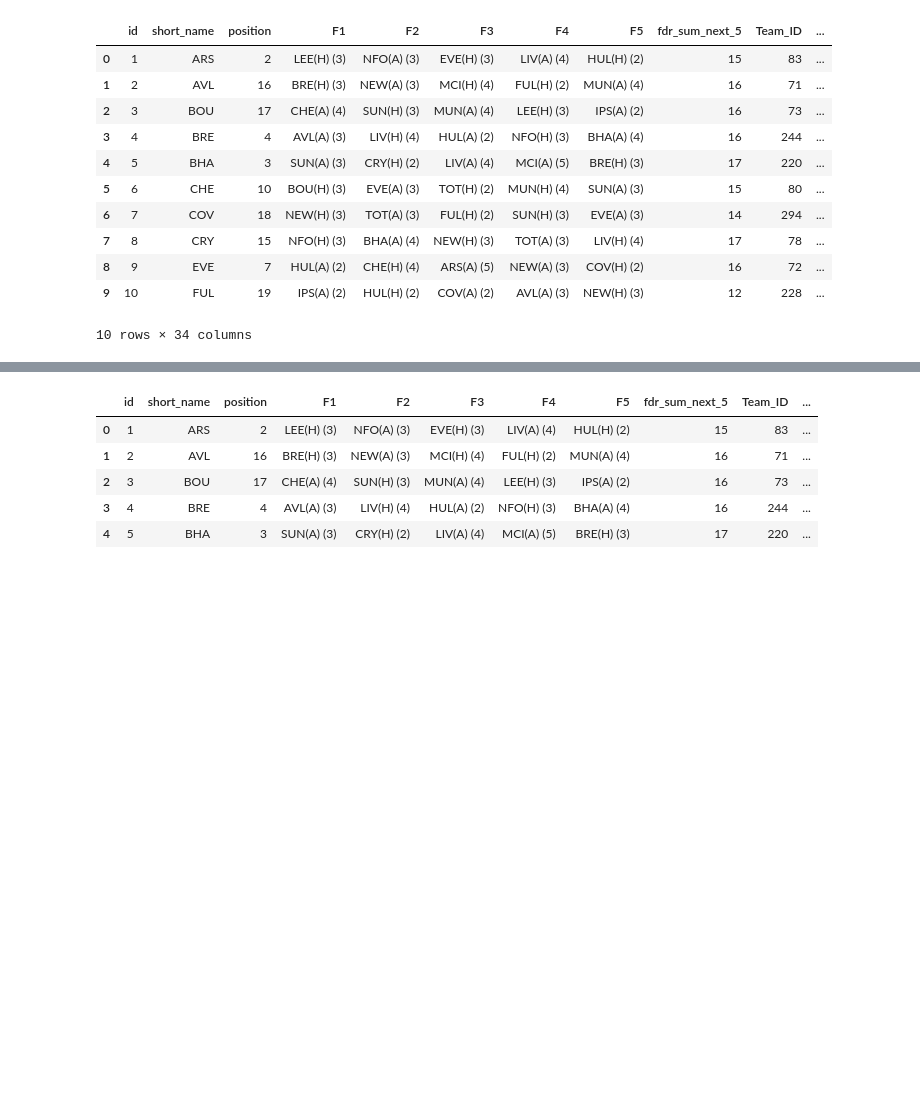
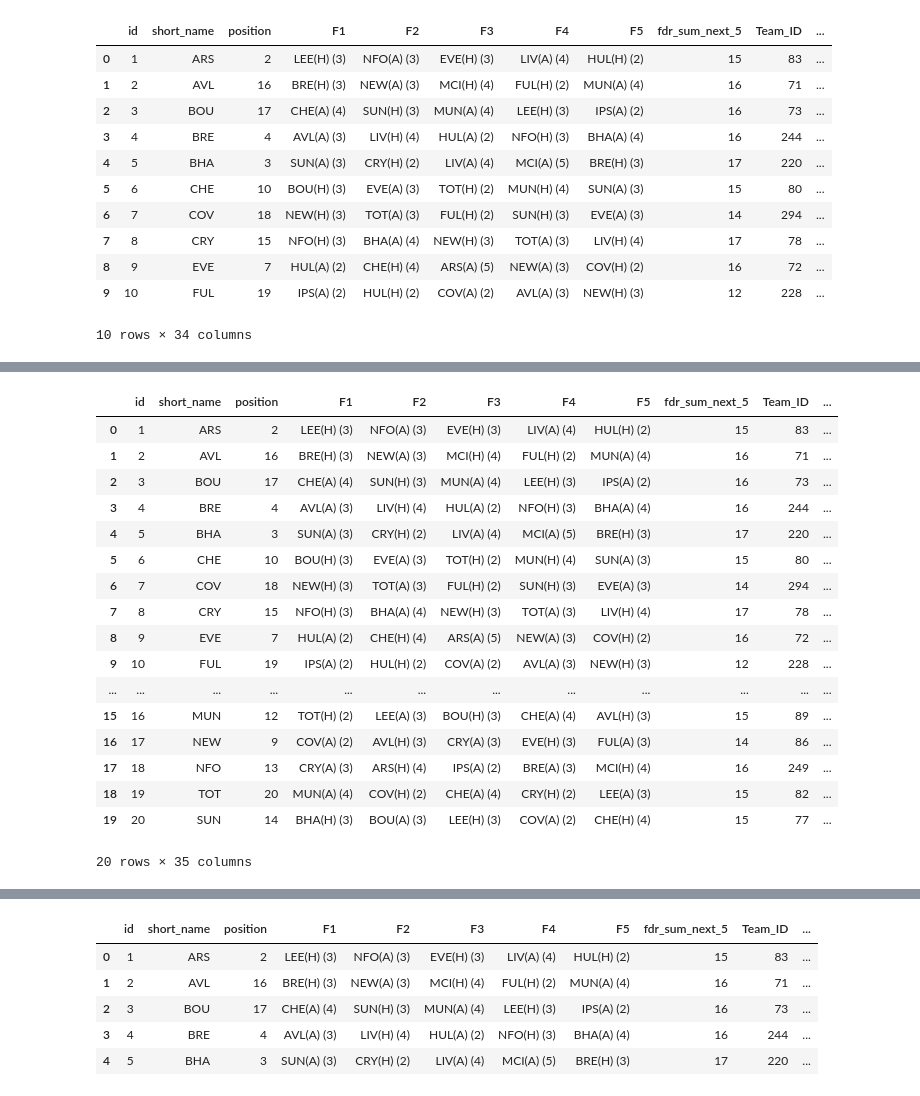
Before and after one commit to jishnuvb2/fplDataAnalysis, a Jupyter notebook: test_jupyter.ipynb, the cells around one changed output, grey strips where cells are left out. Drawn from its saved outputs; the diff is of its cells as text; code cells hidden in the pictures; blank space fills up the shorter version.

```diff
--- a/test_jupyter.ipynb
+++ b/test_jupyter.ipynb
@@ -26,3 +24,24 @@ KeyError: 'team'
+# %%
+t.head(20)
+# %% [output]
+|  | id | short_name | position | F1 | F2 | F3 | F4 | F5 | fdr_sum_next_5 | Team_ID | ... |
+| 0 | 1 | ARS | 2 | LEE(H) (3) | NFO(A) (3) | EVE(H) (3) | LIV(A) (4) | HUL(H) (2) | 15 | 83 | ... |
+| 1 | 2 | AVL | 16 | BRE(H) (3) | NEW(A) (3) | MCI(H) (4) | FUL(H) (2) | MUN(A) (4) | 16 | 71 | ... |
+| 2 | 3 | BOU | 17 | CHE(A) (4) | SUN(H) (3) | MUN(A) (4) | LEE(H) (3) | IPS(A) (2) | 16 | 73 | ... |
+| 3 | 4 | BRE | 4 | AVL(A) (3) | LIV(H) (4) | HUL(A) (2) | NFO(H) (3) | BHA(A) (4) | 16 | 244 | ... |
+| 4 | 5 | BHA | 3 | SUN(A) (3) | CRY(H) (2) | LIV(A) (4) | MCI(A) (5) | BRE(H) (3) | 17 | 220 | ... |
+| 5 | 6 | CHE | 10 | BOU(H) (3) | EVE(A) (3) | TOT(H) (2) | MUN(H) (4) | SUN(A) (3) | 15 | 80 | ... |
+| 6 | 7 | COV | 18 | NEW(H) (3) | TOT(A) (3) | FUL(H) (2) | SUN(H) (3) | EVE(A) (3) | 14 | 294 | ... |
+| 7 | 8 | CRY | 15 | NFO(H) (3) | BHA(A) (4) | NEW(H) (3) | TOT(A) (3) | LIV(H) (4) | 17 | 78 | ... |
+| 8 | 9 | EVE | 7 | HUL(A) (2) | CHE(H) (4) | ARS(A) (5) | NEW(A) (3) | COV(H) (2) | 16 | 72 | ... |
+| 9 | 10 | FUL | 19 | IPS(A) (2) | HUL(H) (2) | COV(A) (2) | AVL(A) (3) | NEW(H) (3) | 12 | 228 | ... |
+| ... | ... | ... | ... | ... | ... | ... | ... | ... | ... | ... | ... |
+| 15 | 16 | MUN | 12 | TOT(H) (2) | LEE(A) (3) | BOU(H) (3) | CHE(A) (4) | AVL(H) (3) | 15 | 89 | ... |
+| 16 | 17 | NEW | 9 | COV(A) (2) | AVL(H) (3) | CRY(A) (3) | EVE(H) (3) | FUL(A) (3) | 14 | 86 | ... |
+| 17 | 18 | NFO | 13 | CRY(A) (3) | ARS(H) (4) | IPS(A) (2) | BRE(A) (3) | MCI(H) (4) | 16 | 249 | ... |
+| 18 | 19 | TOT | 20 | MUN(A) (4) | COV(H) (2) | CHE(A) (4) | CRY(H) (2) | LEE(A) (3) | 15 | 82 | ... |
+| 19 | 20 | SUN | 14 | BHA(H) (3) | BOU(A) (3) | LEE(H) (3) | COV(A) (2) | CHE(H) (4) | 15 | 77 | ... |
+20 rows × 35 columns
 # %%
 p.head(30)
 # %% [output]
```
Also changed, not shown: parts of 2 cells of this notebook, 1 other file.
